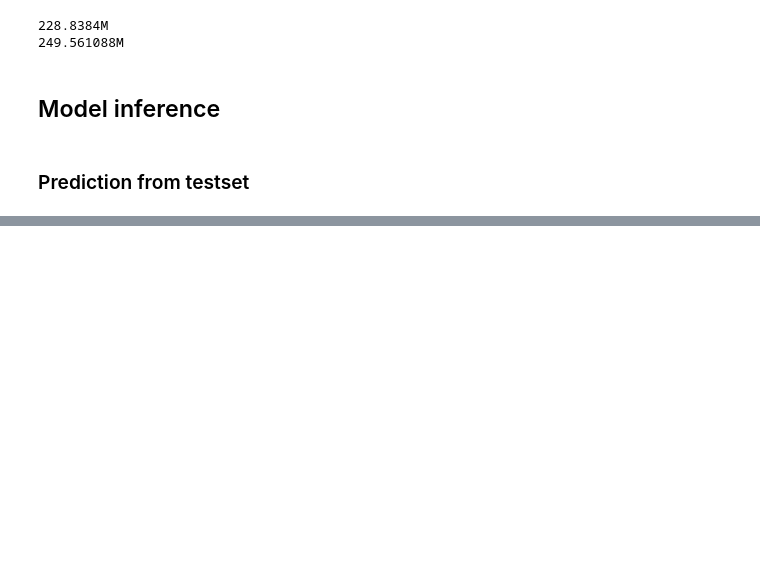
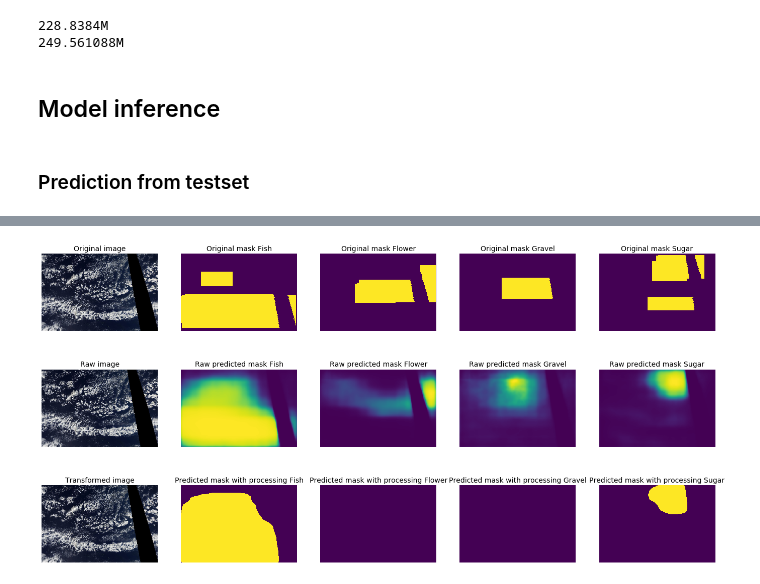
Before and after one commit to yurayli/satellite-cloud-segmentation, a Jupyter notebook: cloud-ensemble-inference.ipynb, the cells around one changed output, grey strips where cells are left out. Drawn from its saved outputs; the diff is of its cells as text; code cells hidden in the pictures; blank space fills up the shorter version.

```diff
--- a/cloud-ensemble-inference.ipynb
+++ b/cloud-ensemble-inference.ipynb
@@ -564,7 +672,7 @@ def TTA(loader, model, dataset_type='test', beta=0.4):
         return predictions, label_masks
     return predictions
 # %%
-def TTA_inference(loader, class_params, beta=0.4):
+def TTA_inference(loader, class_params, beta=0.4, output_type='run_length'):
     """
     Inference for testset with test-time augmentation (TTA).
 
@@ -577,7 +685,11 @@ def TTA_inference(loader, class_params, beta=0.4):
     """
     tsfms = [Vflip(), Hflip(), Rot90(k=1), Rot90(k=2), Rot90(k=3)]
 
-    encoded_pixels = []
+    if output_type=='run_length':
+        encoded_pixels = []
+    else:
+        pred_masks = []
+        predictions = []
     image_id = 0
 
     with torch.no_grad():
@@ -621,15 +733,26 @@ def TTA_inference(loader, class_params, beta=0.4):
                 prob_mask = cv2.resize(prob_mask, dsize=(525, 350), interpolation=cv2.INTER_LINEAR)
                 pred, num_pred = post_process(prob_mask, *class_params[image_id%4])
                 if num_pred == 0:
-                    encoded_pixels.append('')
+                    if output_type=='run_length':
+                        encoded_pixels.append('')
+                    else:
+                        pred_masks.append(prob_mask)
+                        predictions.append(np.zeros((350, 525)))
                 else:
-                    r = mask2rle(pred)
-                    encoded_pixels.append(r)
+                    if output_type=='run_length':
+                        r = mask2rle(pred)
+                        encoded_pixels.append(r)
+                    else:
+                        pred_masks.append(prob_mask)
+                        predictions.append(pred)
                 image_id += 1
 
     torch.cuda.empty_cache()
 
-    return encoded_pixels
+    if output_type=='run_length':
+        return encoded_pixels
+    else:
+        return pred_masks, predictions
 # %%
 # class_params = [(0.45, 22500), (0.3, 22500), (0.5, 15000), (0.4, 10000)]
 # class_params = [(0.45, 22500), (0.5, 22500), (0.45, 22500), (0.4, 10000)]
@@ -647,7 +770,8 @@ class_params = [(0.35, 22500), (0.5, 15000), (0.45, 15000), (0.35, 15000)]
 # %%
 # predictions = get_preds(test_loader, model) # list
 # predictions = TTA(test_loader, model) # list
-encoded_pixels = TTA_inference(test_loader, class_params)
+# encoded_pixels = TTA_inference(test_loader, class_params)
+pred_masks_val, pred_val = TTA_inference(valid_loader, class_params, output_type='pred')
 
 print(str(torch.cuda.memory_allocated(device)/1e6 ) + 'M')
 print(str(torch.cuda.memory_cached(device)/1e6 ) + 'M')
@@ -658,0 +783,12 @@ torch.cuda.empty_cache()
+# %%
+ims = [np.array(Image.open(path+'train_images_525/train_images_525/'+valid_ids[i])) for i in range(6)]
+masks = [make_mask(valid_ids[i]) for i in range(6)]
+# %%
+p_mask = np.stack([pred_val[i] for i in (0,1,2,3)]).transpose(1,2,0)
+pr_mask = np.stack([pred_masks_val[i] for i in (0,1,2,3)]).transpose(1,2,0)
+
+visualize_with_raw(image=ims[0], mask=p_mask,
+                   original_image=ims[0], original_mask=masks[0],
+                   raw_image=ims[0], raw_mask=pr_mask)
+# %% [output]
+[figure, added]
```
Also changed, not shown: parts of 26 cells of this notebook, 2 other files.
